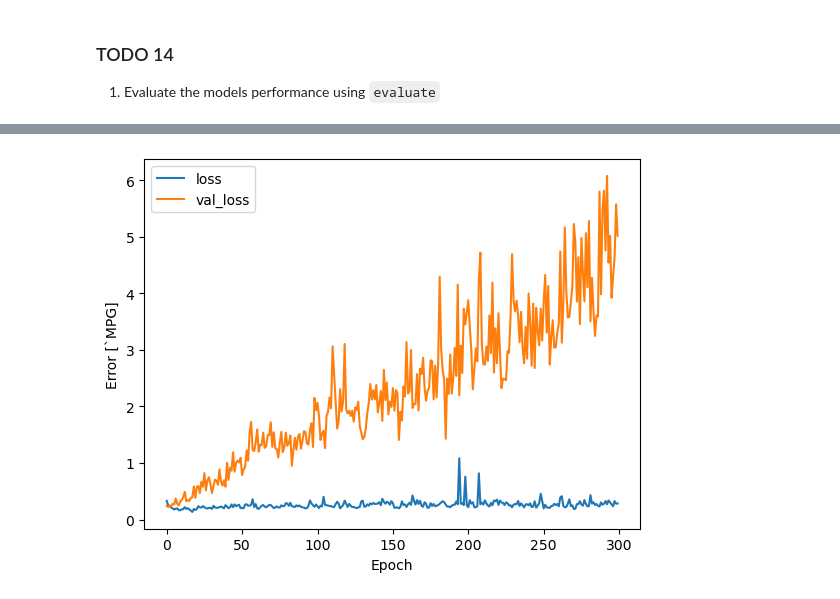
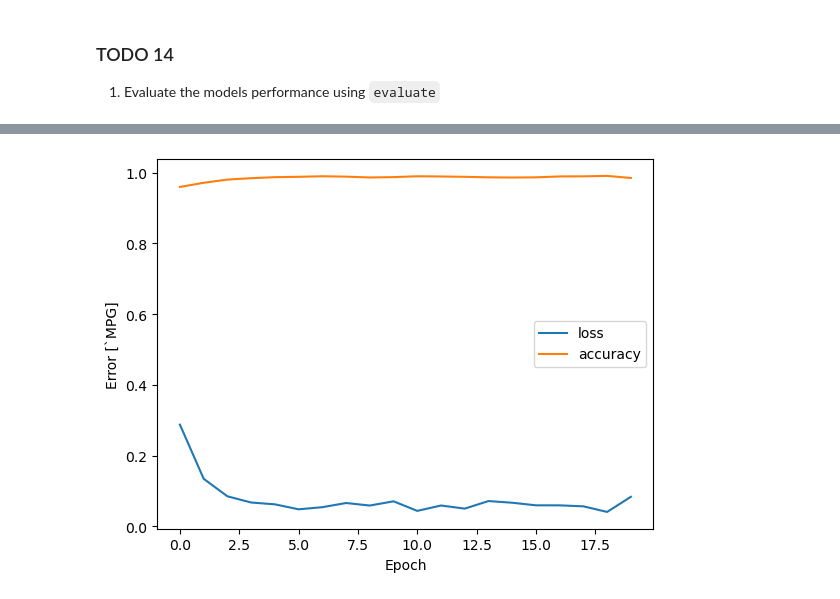
Before and after one commit to Abeoseh/deep_learning, a Jupyter notebook: labs/lab3/Lab3_MLP_SV.ipynb, the cells around one changed output, grey strips where cells are left out. Saved outputs shown, nothing was run; the diff lists cells and outputs as text; code cells hidden in the pictures.

```diff
--- a/labs/lab3/Lab3_MLP_SV.ipynb
+++ b/labs/lab3/Lab3_MLP_SV.ipynb
@@ -508,11 +504,11 @@ class Normalizer(keras.Model):
 class NetworkLayers(keras.Model):
     """Normalize -> Hidden -> Output."""
 
-    def __init__(self, n_hidden, n_output, activ):
+    def __init__(self, n_hidden, n_output, activ, dropout):
         super().__init__()
 
         self.hidden = keras.layers.Dense(n_hidden, activation = activ)
-        self.hidden_dropout = keras.layers.Dropout(0.2, noise_shape=None, seed=None)
+        self.hidden_dropout = keras.layers.Dropout(dropout, noise_shape=None, seed=None)
         self.out = keras.layers.Dense(n_output, activation = activ)
 
 
@@ -527,10 +523,10 @@ class NetworkLayers(keras.Model):
 class MLP(keras.Model):
     """Combines the normalizer and other layers."""
 
-    def __init__(self, x_train, n_hidden, n_output, activ):
+    def __init__(self, x_train, n_hidden, n_output, activ, dropout):
         super().__init__()
         self.normalizer = Normalizer(x_train)
-        self.DenseLayers = NetworkLayers(n_hidden, n_output, activ)
+        self.DenseLayers = NetworkLayers(n_hidden, n_output, activ, dropout)
 
     def call(self, inputs):
         x = self.normalizer(inputs)
@@ -538,7 +534,7 @@ class MLP(keras.Model):
         return self.DenseLayers(x)
 
 
-model = MLP(x_train.to_numpy(), n_hidden=8, n_output=2, activ="relu")
+model = MLP(x_train.to_numpy(), n_hidden=8, n_output=2, dropout = 0.2, activ="relu")
 optimizer = keras.optimizers.Adam(learning_rate=1e-2)
 model.compile(optimizer, loss = "mean_squared_error", metrics=["mean_squared_error", "mse", coeff_determination])
 
@@ -651,15 +648,9 @@ x_train.shape, y_train.shape
 784
 # %%
 x_train = x_train.reshape(-1, 784)
+x_train = x_train.astype("float32") / 255
 x_test = x_test.reshape(-1, 784)
-
-
-normalizer = keras.layers.Normalization()
-normalizer.adapt(x_train)
-
-
-x_train = normalizer(x_train)
-x_test = normalizer(x_test)
+x_test = x_test.astype("float32") / 255
 # %% [markdown]
 ### TODO 10
 
@@ -789,7 +779,7 @@ Accuracy is the percent, or fraction, of correct predictions based on ground tru
 1. Using `compile` the model with above listed parameters.
 # %%
 optimizer = keras.optimizers.Adam(learning_rate=1e-2)
-model.compile(optimizer, loss = "categorical_crossentropy", metrics=["categorical_crossentropy", "accuracy"])
+model.compile(optimizer, loss = "categorical_crossentropy", metrics=["accuracy"])
 # %%
 x_train.shape
 # %% [output]
@@ -806,5 +796,4 @@ y_train.shape
 %%time
 # model.fit(x_train.to_numpy(), y_train.to_numpy(), epochs=300)
 
-history = model.fit(x = x_train, y = y_train, epochs = 300, batch_size=128,
-                verbose = 0, validation_split = 0.2)
+history = model.fit(x = x_train, y = y_train, epochs = 20, batch_size=128, verbose = 0)
@@ -825,8 +817,8 @@ def plot_learning(history, label: str, metric, val_metric):
     plt.ylabel(f'Error [{label}]')
     plt.legend()
 # %%
-plot_learning(history, "`MPG", "loss", "val_loss")
+plot_learning(history, "`MPG", "loss", "accuracy")
 # %% [output]
-[figure, old version]
+[figure, new version]
 # %% [markdown]
 
```
Also changed, not shown: parts of 9 cells of this notebook, 5 other files.
